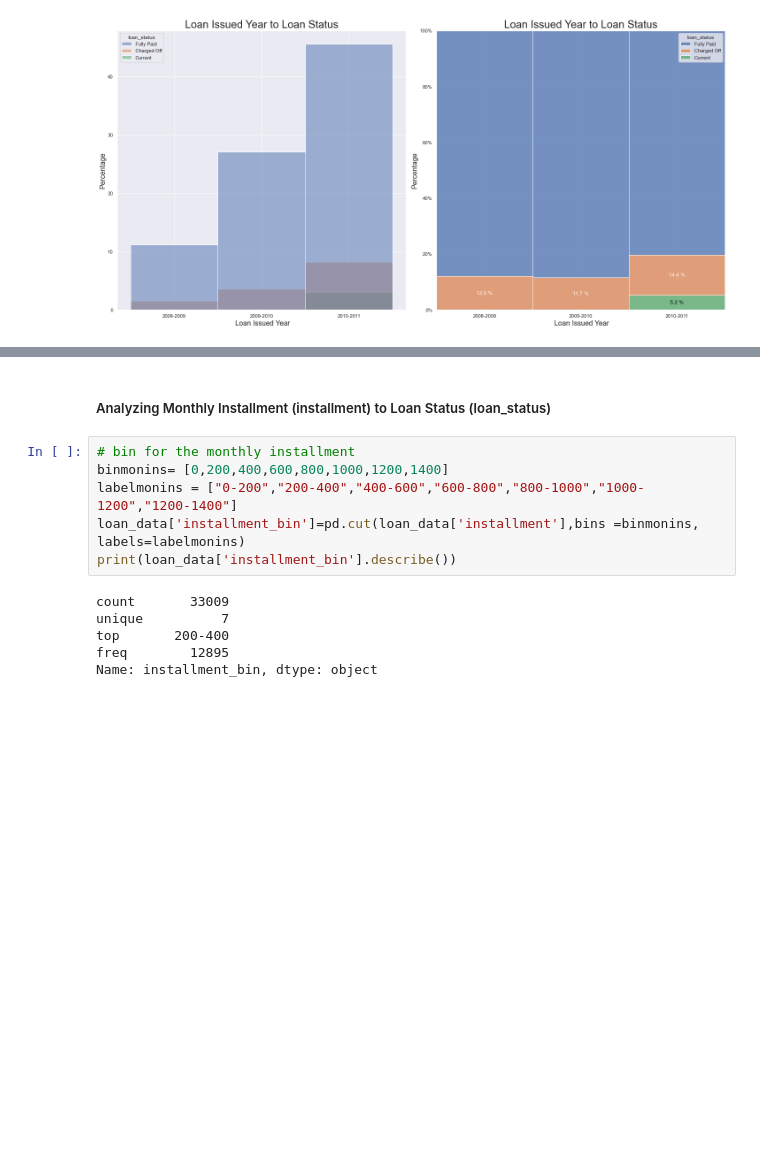
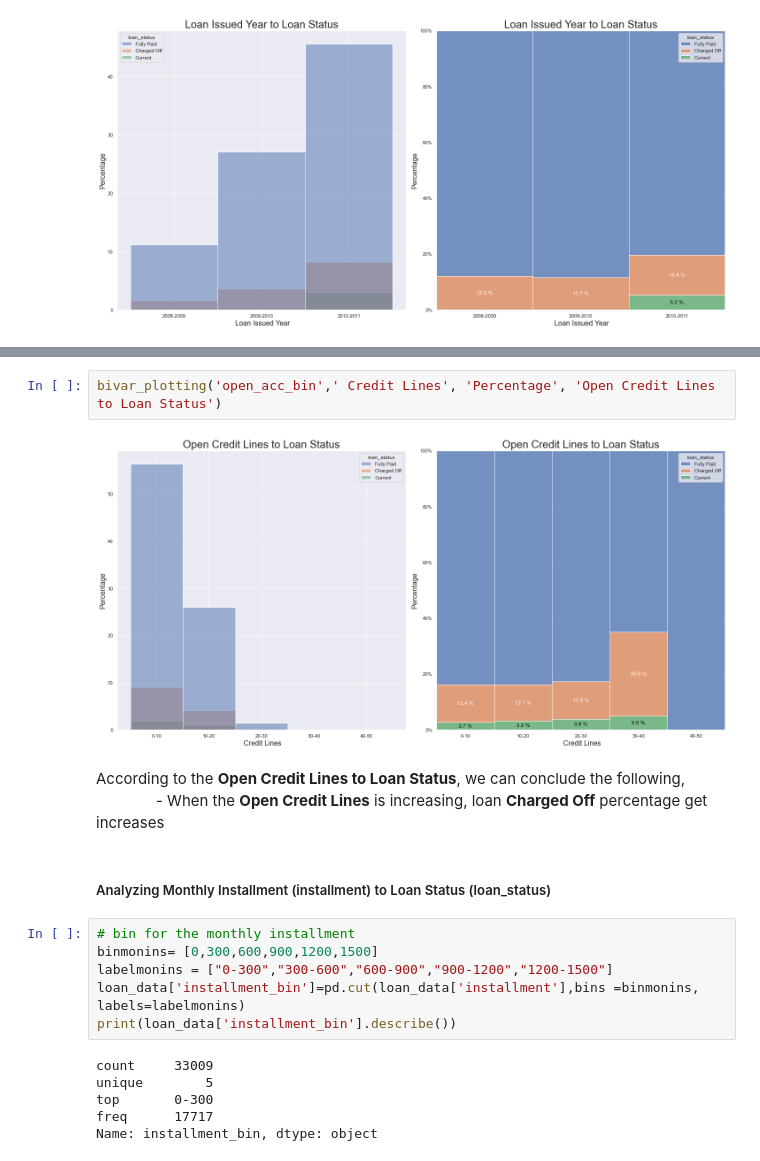
Before and after one commit to edwinttmm/LendingClubCaseStudy, a Jupyter notebook: LendingClubCaseStudySolution.ipynb, the cells around one changed output, grey strips where cells are left out. Saved outputs shown, nothing was run; the diff lists cells and outputs as text; blank space fills up the shorter version.

```diff
--- a/LendingClubCaseStudySolution.ipynb
+++ b/LendingClubCaseStudySolution.ipynb
@@ -746,16 +769,23 @@ bivar_plotting('total_acc_bin',' Credit Lines', 'Percentage', 'Credit Lines to L
+# %%
+bivar_plotting('open_acc_bin',' Credit Lines', 'Percentage', 'Open Credit Lines to Loan Status')
+# %% [output]
+[figure, added]
+# %% [markdown]
+According to the __Open Credit Lines to Loan Status__, we can conclude the following,<br>
+&emsp;&emsp;&emsp;&emsp;- When the __Open Credit Lines__ is increasing, loan __Charged Off__ percentage get increases
 # %% [markdown]
 ##### Analyzing Monthly Installment (installment) to Loan Status (loan_status)
 # %%
 # bin for the monthly installment
-binmonins= [0,200,400,600,800,1000,1200,1400]
-labelmonins = ["0-200","200-400","400-600","600-800","800-1000","1000-1200","1200-1400"]
+binmonins= [0,300,600,900,1200,1500]
+labelmonins = ["0-300","300-600","600-900","900-1200","1200-1500"]
 loan_data['installment_bin']=pd.cut(loan_data['installment'],bins =binmonins, labels=labelmonins)
 print(loan_data['installment_bin'].describe())
 # %% [output]
-count       33009
-unique          7
-top       200-400
-freq        12895
+count     33009
+unique        5
+top       0-300
+freq      17717
 Name: installment_bin, dtype: object
 # %%
 bivar_plotting('installment_bin','Monthly Installment', 'Percentage', 'Monthly Installment to Loan Status')
```
Also changed, not shown: parts of 33 cells of this notebook.
